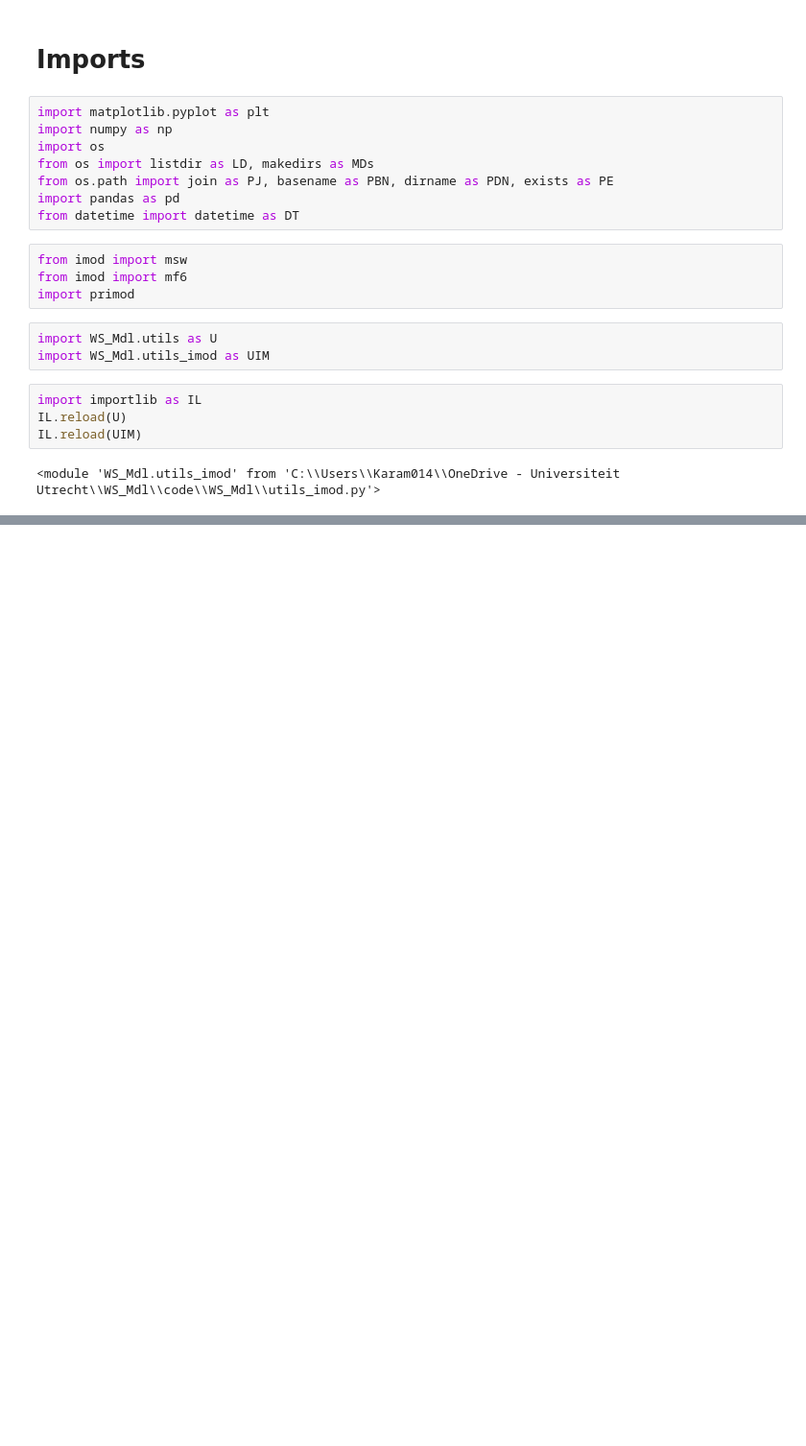
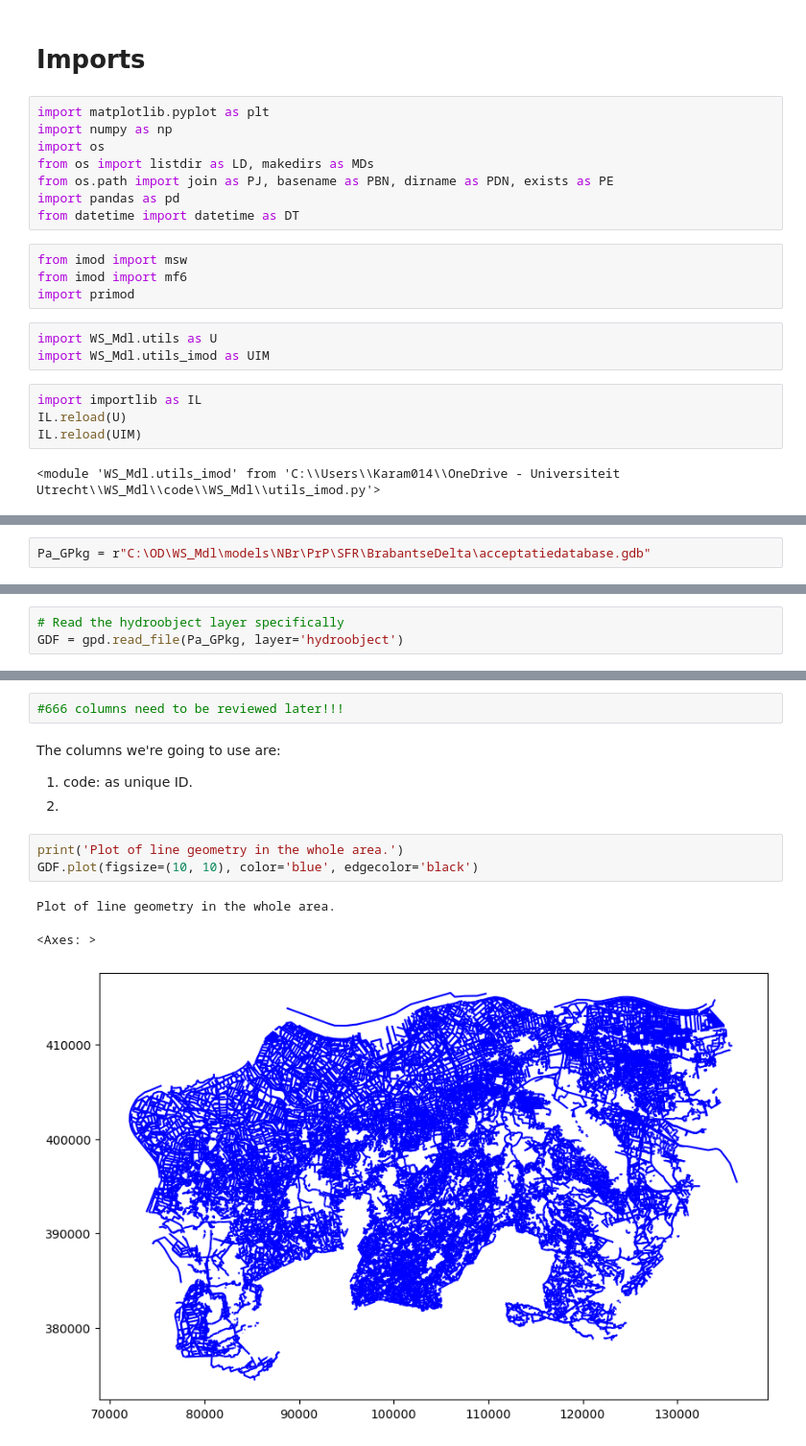
Before and after one commit to Ydrolog/WS_Mdl, a Jupyter notebook: code/Jupyter/PrP/SFRmaker/SFRmaker_NBr33.ipynb, the cells around one changed output, grey strips where cells are left out. Shown at 96% size. Drawn from its saved outputs; the diff is of its cells as text; blank space fills up the shorter version.

```diff
--- a/code/Jupyter/PrP/SFRmaker/SFRmaker_NBr33.ipynb
+++ b/code/Jupyter/PrP/SFRmaker/SFRmaker_NBr33.ipynb
@@ -262,0 +39,2 @@ print("\nSFR network is ready for integration with MODFLOW!")
+# %%
+Pa_GPkg = r"C:\OD\WS_Mdl\models\NBr\PrP\SFR\BrabantseDelta\acceptatiedatabase.gdb"
@@ -262,0 +76,3 @@ print("\nSFR network is ready for integration with MODFLOW!")
+# %%
+# Read the hydroobject layer specifically
+GDF = gpd.read_file(Pa_GPkg, layer='hydroobject')
@@ -262,0 +113,13 @@ print("\nSFR network is ready for integration with MODFLOW!")
+# %%
+#666 columns need to be reviewed later!!!
+# %% [markdown]
+The columns we're going to use are:
+1. code: as unique ID.
+2.
+# %%
+print('Plot of line geometry in the whole area.')
+GDF.plot(figsize=(10, 10), color='blue', edgecolor='black')
+# %% [output]
+Plot of line geometry in the whole area.
+<Axes: >
+[figure, added]
```
Also changed, not shown: parts of 29 cells of this notebook, 12 other files.
